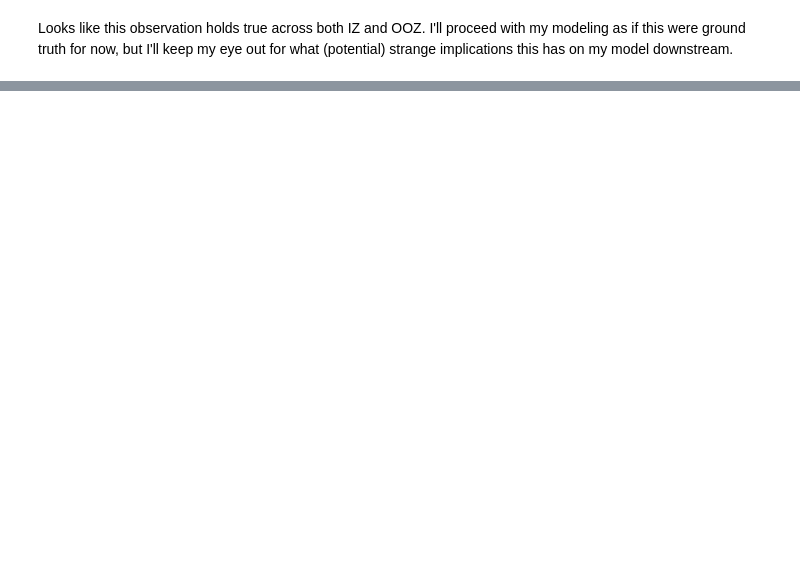
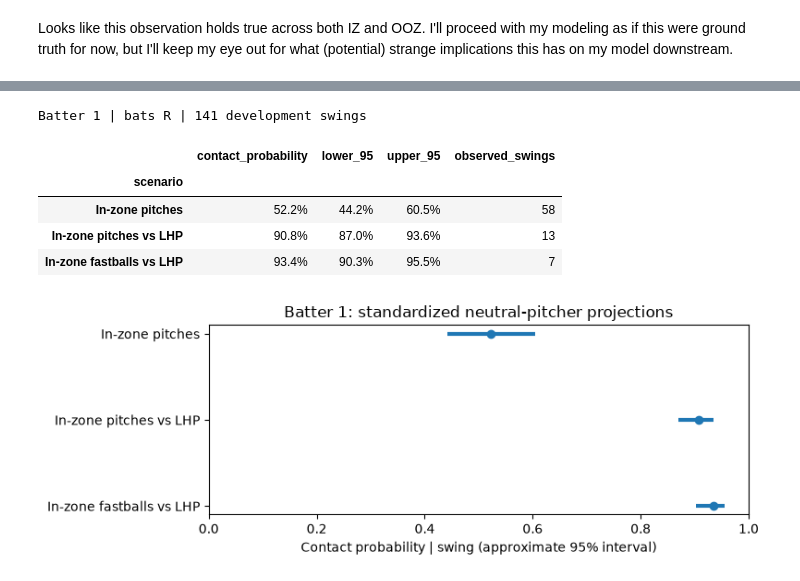
Before and after one commit to jwshomar/Nats_Data_Project, a Jupyter notebook: notebook/data_problem.ipynb, the cells around one changed output, grey strips where cells are left out. Cells and saved outputs as stored; diff of their text form; code cells hidden in the pictures; blank space fills up the shorter version.

```diff
--- a/notebook/data_problem.ipynb
+++ b/notebook/data_problem.ipynb
@@ -248,0 +682,13 @@ Looks like this observation holds true across both IZ and OOZ. I'll proceed with
+# %%
+predictive_check = predictive_context_check(contact_model, test, coefficient_draws[:, :400], seed=47)
+display(predictive_check)
+predictive_check.to_csv(output_dir / "test_predictive_context_check.csv")
+fig, ax = plt.subplots(figsize=(7, 4))
+x = predictive_check.replicated_mean.to_numpy()
+y = predictive_check.observed.to_numpy()
+ax.hlines(y, predictive_check.lower_95, predictive_check.upper_95, alpha=0.6)
+ax.scatter(x, y)
+ax.plot([0, 1], [0, 1], "k--")
+ax.set(xlabel="Replicated contact fraction (95% predictive interval)", ylabel="Observed test contact fraction", title="Held-out predictive check by context")
+fig.tight_layout()
+plt.show()
@@ -248,0 +762,36 @@ Looks like this observation holds true across both IZ and OOZ. I'll proceed with
+# %%
+batter_id = 1  # Change this ID and rerun this cell.
+
+try:
+    batter_answers = batter_projection(contact_model, batter_id, reference_mix, coefficient_draws)
+except ValueError as error:
+    print(error)
+    print("Choose a known batter ID from the supplied data.")
+else:
+    player_swings = development.loc[development.batter_id.eq(batter_id)]
+    side = player_swings.bat_side.iloc[0]
+    masks = [
+        player_swings.is_in_zone.eq(1),
+        player_swings.is_in_zone.eq(1) & player_swings.throw_side.eq("L"),
+        player_swings.is_in_zone.eq(1) & player_swings.throw_side.eq("L") & player_swings.is_fb.eq(1),
+    ]
+    batter_answers["observed_swings"] = [int(mask.sum()) for mask in masks]
+    print(f"Batter {batter_id} | bats {side} | {len(player_swings):,} development swings")
+    display(batter_answers.style.format({"contact_probability": "{:.1%}", "lower_95": "{:.1%}", "upper_95": "{:.1%}"}))
+    fig, ax = plt.subplots(figsize=(8, 3))
+    positions = np.arange(len(batter_answers))
+    ax.hlines(positions, batter_answers.lower_95, batter_answers.upper_95, linewidth=3)
+    ax.scatter(batter_answers.contact_probability, positions)
+    ax.set_yticks(positions, batter_answers.index)
+    ax.invert_yaxis()
+    ax.set(xlim=(0, 1), xlabel="Contact probability | swing (approximate 95% interval)", title=f"Batter {batter_id}: standardized neutral-pitcher projections")
+    fig.tight_layout()
+    plt.show()
+# %% [output]
+Batter 1 | bats R | 141 development swings
+|  | contact_probability | lower_95 | upper_95 | observed_swings |
+| scenario |  |  |  |  |
+| In-zone pitches | 52.2% | 44.2% | 60.5% | 58 |
+| In-zone pitches vs LHP | 90.8% | 87.0% | 93.6% | 13 |
+| In-zone fastballs vs LHP | 93.4% | 90.3% | 95.5% | 7 |
+[figure, added]
```
Also changed, not shown: parts of 35 cells of this notebook, 2 other files.
